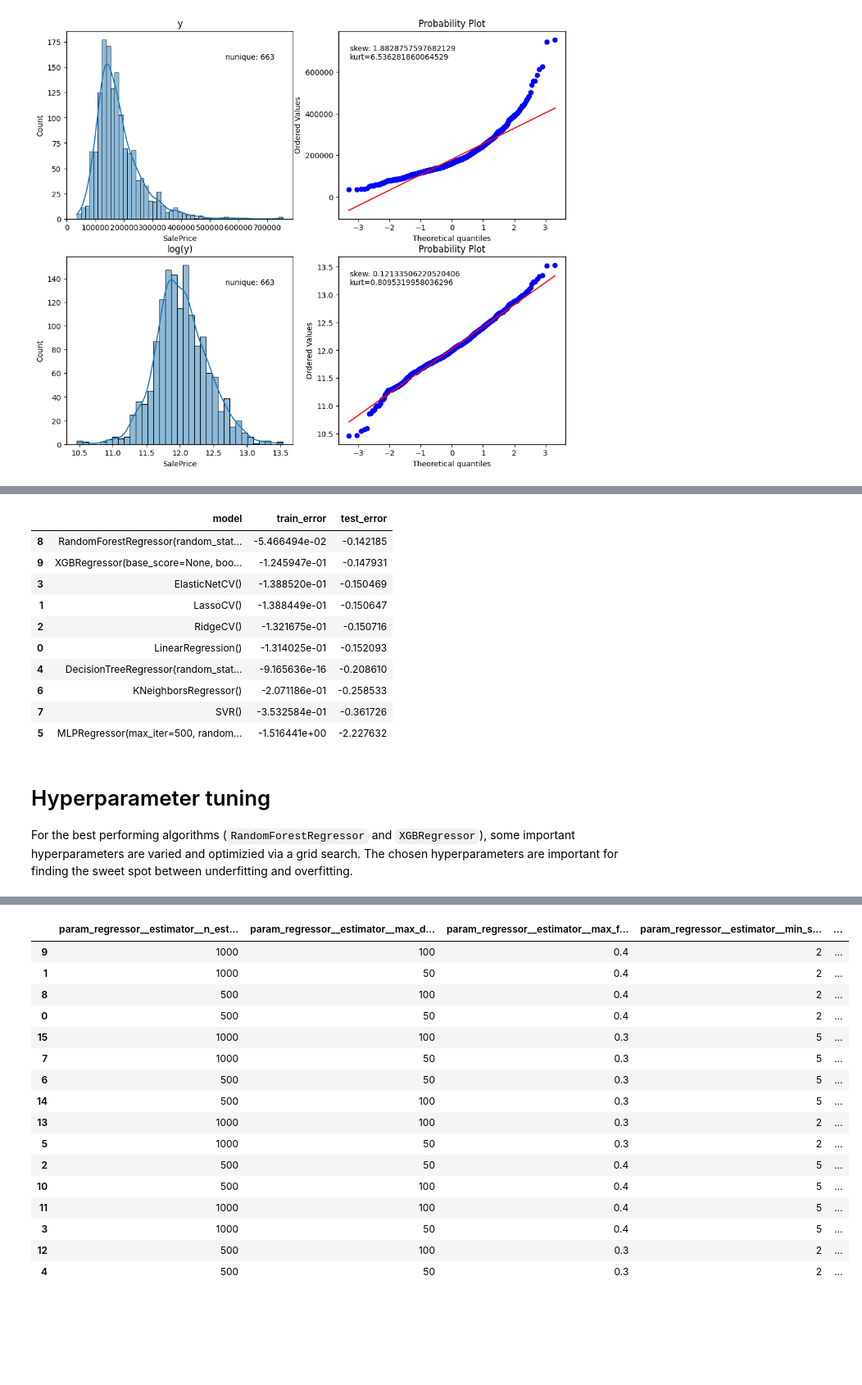
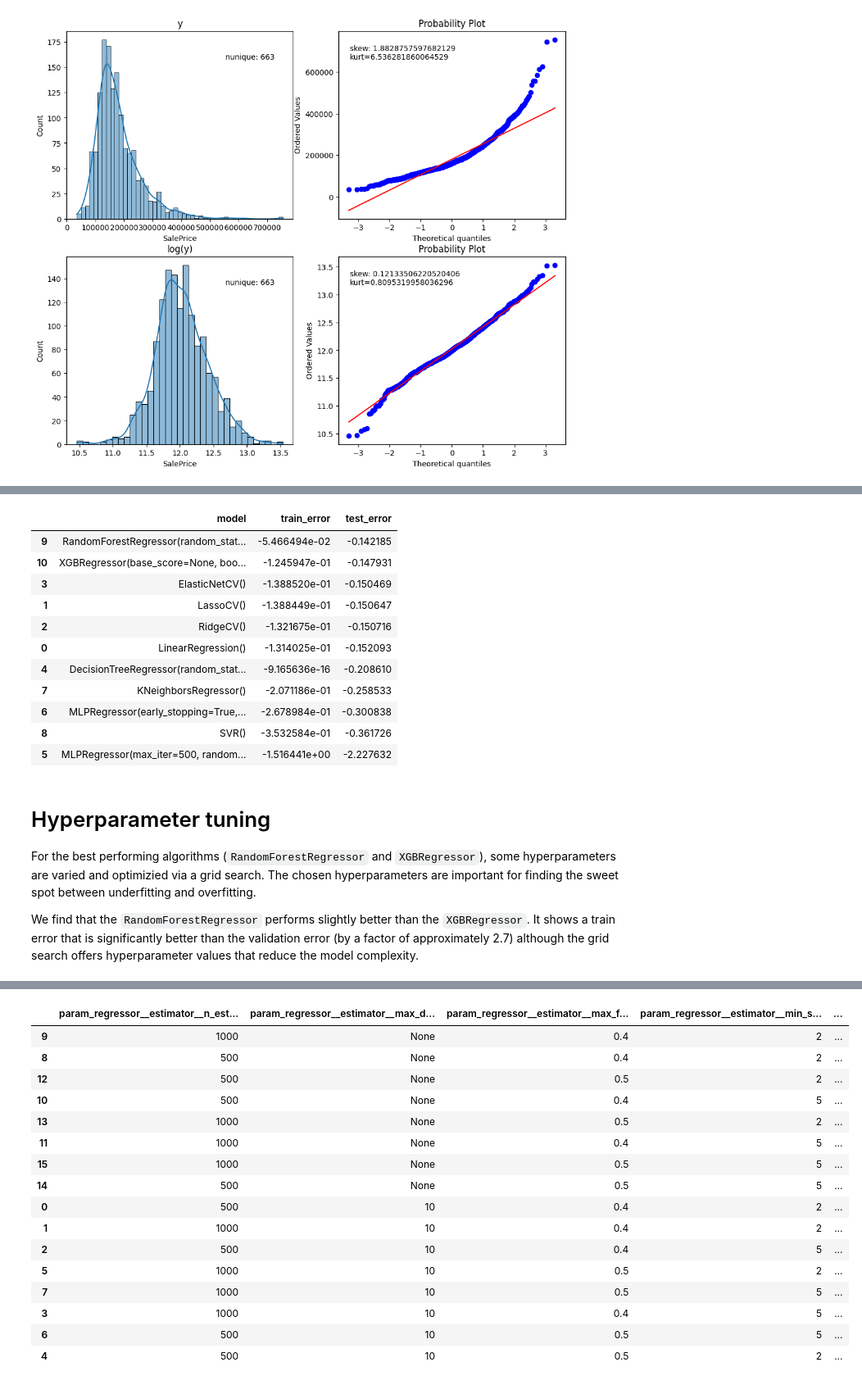
Before and after one commit to ronja-s/ames_housing_prices, a Jupyter notebook: jupyter_notebooks/minimal_version.ipynb, the cells around one changed output, grey strips where cells are left out. Shown at 82% size. Drawn from its saved outputs; the diff is of its cells as text; code cells hidden in the pictures; blank space fills up the shorter version.

```diff
--- a/jupyter_notebooks/minimal_version.ipynb
+++ b/jupyter_notebooks/minimal_version.ipynb
@@ -144,8 +140,16 @@ As a simple approach, missing numerical data is imputed with the feature's mean
 # %%
 simple_imputer = ColumnTransformer(
     transformers=[
-        ("num_imputer", SimpleImputer(strategy="mean"), num_cols),
-        ("cat_imputer", SimpleImputer(strategy="most_frequent"), cat_cols),
+        (
+            "num_imputer",
+            SimpleImputer(strategy="mean", keep_empty_features=True),
+            num_cols,
+        ),
+        (
+            "cat_imputer",
+            SimpleImputer(strategy="most_frequent", keep_empty_features=True),
+            cat_cols,
+        ),
     ],
     verbose_feature_names_out=False,
 )
@@ -350,18 +358,24 @@ def build_pipeline(
         pipeline = target_transformer(estimator=pipeline)
     return pipeline
 # %%
-seed = 0  # set RNG seed to achieve a reproducable result
+SEED = 0
 models = [
     LinearRegression(),
     LassoCV(),
     RidgeCV(),
     ElasticNetCV(),
-    DecisionTreeRegressor(random_state=seed),
-    MLPRegressor(max_iter=500, random_state=seed),
+    DecisionTreeRegressor(random_state=SEED),
+    MLPRegressor(max_iter=500, random_state=SEED),
+    MLPRegressor(
+        hidden_layer_sizes=(2, 10, 50),
+        early_stopping=True,
+        max_iter=500,
+        random_state=SEED,
+    ),
     KNeighborsRegressor(),
     SVR(),
-    RandomForestRegressor(random_state=seed),
-    xgb.XGBRegressor(objective="reg:squaredlogerror", seed=seed),
+    RandomForestRegressor(random_state=SEED),
+    xgb.XGBRegressor(objective="reg:squaredlogerror", seed=SEED),
 ]
 
 model_selection_df = pd.DataFrame(columns=["model", "train_error", "test_error"])
@@ -387,19 +401,22 @@ for model in models:
 model_selection_df.sort_values(by="test_error", ascending=False)
 # %% [output]
 |  | model | train_error | test_error |
-| 8 | RandomForestRegressor(random_stat... | -5.466494e-02 | -0.142185 |
-| 9 | XGBRegressor(base_score=None, boo... | -1.245947e-01 | -0.147931 |
+| 9 | RandomForestRegressor(random_stat... | -5.466494e-02 | -0.142185 |
+| 10 | XGBRegressor(base_score=None, boo... | -1.245947e-01 | -0.147931 |
 | 3 | ElasticNetCV() | -1.388520e-01 | -0.150469 |
 | 1 | LassoCV() | -1.388449e-01 | -0.150647 |
 | 2 | RidgeCV() | -1.321675e-01 | -0.150716 |
 | 0 | LinearRegression() | -1.314025e-01 | -0.152093 |
 | 4 | DecisionTreeRegressor(random_stat... | -9.165636e-16 | -0.208610 |
-| 6 | KNeighborsRegressor() | -2.071186e-01 | -0.258533 |
-| 7 | SVR() | -3.532584e-01 | -0.361726 |
+| 7 | KNeighborsRegressor() | -2.071186e-01 | -0.258533 |
+| 6 | MLPRegressor(early_stopping=True,... | -2.678984e-01 | -0.300838 |
+| 8 | SVR() | -3.532584e-01 | -0.361726 |
 | 5 | MLPRegressor(max_iter=500, random... | -1.516441e+00 | -2.227632 |
 # %% [markdown]
 # Hyperparameter tuning  <a class="anchor"  id="hyperparameters"></a>
-For the best performing algorithms (`RandomForestRegressor` and `XGBRegressor`), some important hyperparameters are varied and optimizied via a grid search. The chosen hyperparameters are important for finding the sweet spot between underfitting and overfitting.
+For the best performing algorithms (`RandomForestRegressor` and `XGBRegressor`), some hyperparameters are varied and optimizied via a grid search. The chosen hyperparameters are important for finding the sweet spot between underfitting and overfitting.
+
+We find that the `RandomForestRegressor` performs slightly better than the `XGBRegressor`. It shows a train error that is significantly better than the validation error (by a factor of approximately 2.7) although the grid search offers hyperparameter values that reduce the model complexity.
 # %%
 def run_gridsearch(estimator, param_grid, cv=CV):
     pipeline = build_pipeline(estimator=estimator)
@@ -427,12 +444,12 @@ def run_gridsearch(estimator, param_grid, cv=CV):
 # %%
 # Random forest:
 regr = RandomForestRegressor(
-    random_state=seed, n_jobs=-1
+    random_state=SEED, n_jobs=-1
 )  # for faster calculation, use all processors in parallel
 param_grid = {
     "regressor__estimator__n_estimators": [500, 1000],  # increase to reduce overfitting
-    "regressor__estimator__max_depth": [50, 100],  # decrease to reduce overfitting
-    "regressor__estimator__max_features": [0.4, 0.3],  # decrease to reduce overfitting
+    "regressor__estimator__max_depth": [10, None],  # decrease to reduce overfitting
+    "regressor__estimator__max_features": [0.4, 0.5],  # decrease to reduce overfitting
     "regressor__estimator__min_samples_split": [2, 5],  # increase to reduce overfitting
     # "regressor__estimator__max_leaf_nodes": [50, 100],  # big leads to overfitting
 }
@@ -448,19 +465,19 @@ Best parameters: {'regressor__estimator__max_depth': 100, 'regressor__estimator_
 |  | param_regressor__estimator__n_est... | param_regressor__estimator__max_d... | param_regressor__estimator__max_f... | param_regressor__estimator__min_s... | ... |
-| 9 | 1000 | 100 | 0.4 | 2 | ... |
-| 1 | 1000 | 50 | 0.4 | 2 | ... |
-| 8 | 500 | 100 | 0.4 | 2 | ... |
-| 0 | 500 | 50 | 0.4 | 2 | ... |
-| 15 | 1000 | 100 | 0.3 | 5 | ... |
-| 7 | 1000 | 50 | 0.3 | 5 | ... |
-| 6 | 500 | 50 | 0.3 | 5 | ... |
-| 14 | 500 | 100 | 0.3 | 5 | ... |
-| 13 | 1000 | 100 | 0.3 | 2 | ... |
-| 5 | 1000 | 50 | 0.3 | 2 | ... |
-| 2 | 500 | 50 | 0.4 | 5 | ... |
-| 10 | 500 | 100 | 0.4 | 5 | ... |
-| 11 | 1000 | 100 | 0.4 | 5 | ... |
-| 3 | 1000 | 50 | 0.4 | 5 | ... |
-| 12 | 500 | 100 | 0.3 | 2 | ... |
-| 4 | 500 | 50 | 0.3 | 2 | ... |
+| 9 | 1000 | None | 0.4 | 2 | ... |
+| 8 | 500 | None | 0.4 | 2 | ... |
+| 12 | 500 | None | 0.5 | 2 | ... |
+| 10 | 500 | None | 0.4 | 5 | ... |
+| 13 | 1000 | None | 0.5 | 2 | ... |
+| 11 | 1000 | None | 0.4 | 5 | ... |
+| 15 | 1000 | None | 0.5 | 5 | ... |
+| 14 | 500 | None | 0.5 | 5 | ... |
+| 0 | 500 | 10 | 0.4 | 2 | ... |
+| 1 | 1000 | 10 | 0.4 | 2 | ... |
+| 2 | 500 | 10 | 0.4 | 5 | ... |
+| 5 | 1000 | 10 | 0.5 | 2 | ... |
+| 7 | 1000 | 10 | 0.5 | 5 | ... |
+| 3 | 1000 | 10 | 0.4 | 5 | ... |
+| 6 | 500 | 10 | 0.5 | 5 | ... |
+| 4 | 500 | 10 | 0.5 | 2 | ... |
 # %%
 # Gradient boosting:
```
Also changed, not shown: parts of 14 cells of this notebook.
